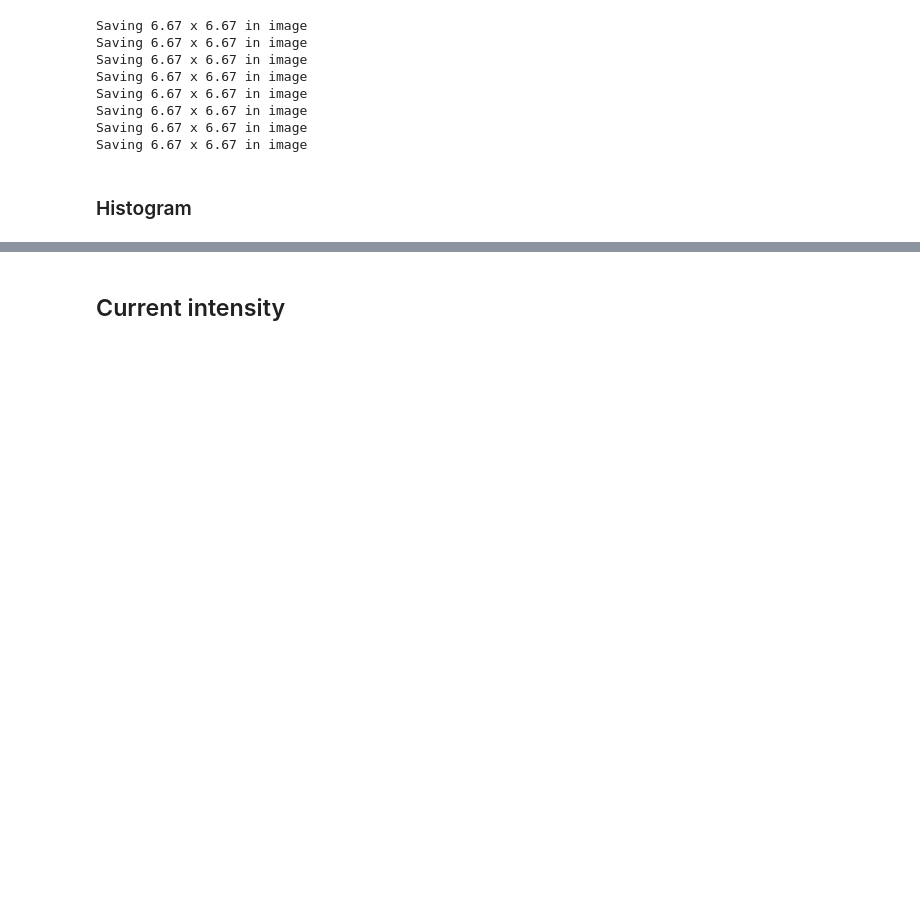
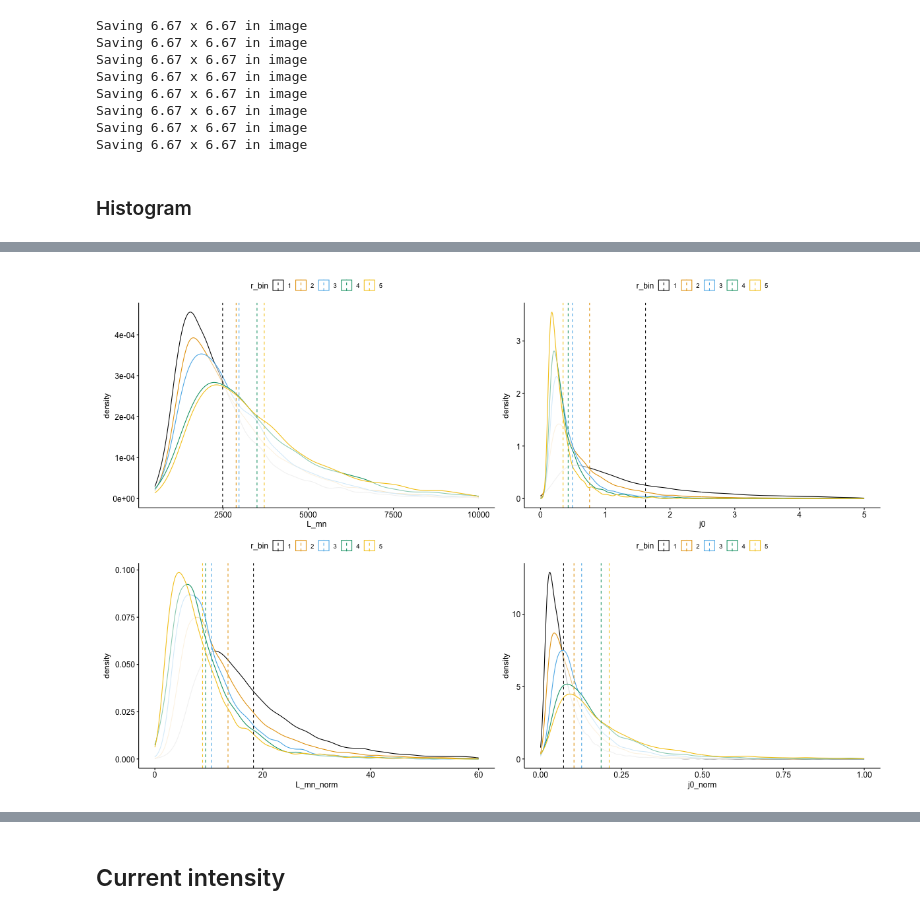
Before and after one commit to Beforerr/discontinuitypy, a Jupyter notebook: notebooks/analysis/02_properties.ipynb, the cells around one changed output, grey strips where cells are left out. Saved outputs shown, nothing was run; the diff lists cells and outputs as text; code cells hidden in the pictures; blank space fills up the shorter version.

```diff
--- a/notebooks/analysis/02_properties.ipynb
+++ b/notebooks/analysis/02_properties.ipynb
@@ -472,3 +470,28 @@ Saving 6.67 x 6.67 in image
 Saving 6.67 x 6.67 in image
 # %% [markdown]
 ### Histogram
+# %%
+%%R -w 1200 -h 800
+df <- JNO_events_l1
+df$r_bin <- as.factor(df$r_bin)
+
+color <- "r_bin"
+x <- "L_mn"
+x_lim <- c(500,10000)
+p1 <- ggdensity(df, x = x, color = color, add = "mean") + xlim(x_lim) + scale_color_okabeito(palette = "black_first")
+
+x <- "L_mn_norm"
+x_lim <- c(0,60)
+p2 <- ggdensity(df, x = x, color = color, add = "mean") + xlim(x_lim) + scale_color_okabeito(palette = "black_first")
+
+
+x <- "j0"
+x_lim <- c(0,5)
+p3 <- ggdensity(df, x = x, color = color, add = "mean") + xlim(x_lim) + scale_color_okabeito(palette = "black_first")
+
+x <- "j0_norm"
+x_lim <- c(0,1)
+p4 <- ggdensity(df, x = x, color = color, add = "mean") + xlim(x_lim) + scale_color_okabeito(palette = "black_first")
+
+(p1 / p2) | (p3 / p4)
+# %% [output]
@@ -475,3 +509,4 @@ Saving 6.67 x 6.67 in image
+[figure, added]
 # %%
 %%R
 x <- "L_mn_norm"
```
Also changed, not shown: parts of 5 cells of this notebook, 12 other files.
